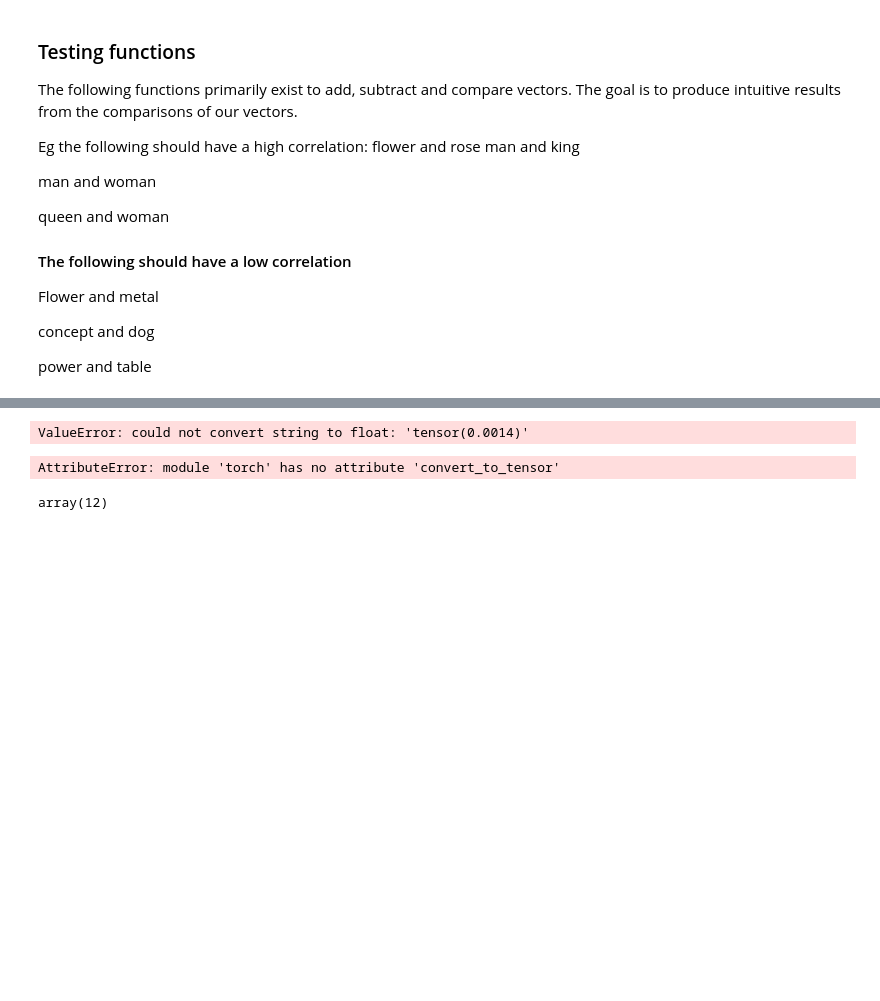
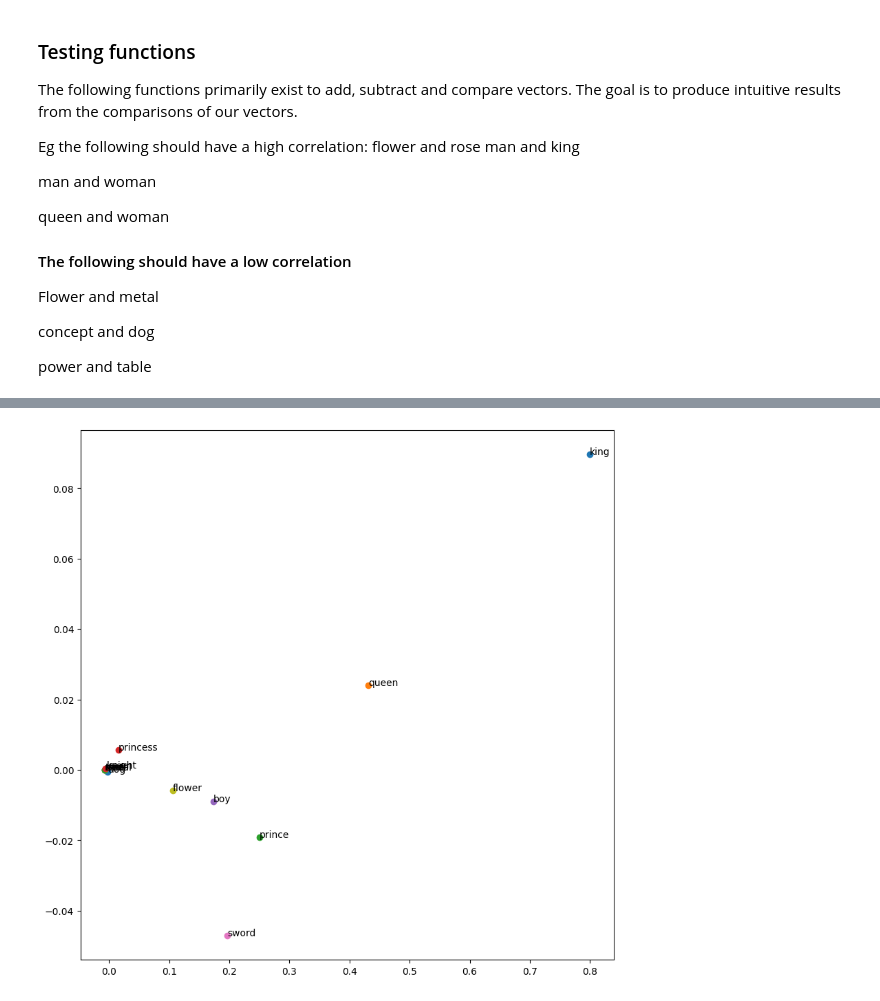
Before and after one commit to BenSturgeon/word_2_vec, a Jupyter notebook: model_develop.ipynb, the cells around one changed output, grey strips where cells are left out. Saved outputs shown, nothing was run; the diff lists cells and outputs as text; code cells hidden in the pictures; blank space fills up the shorter version.

Commit message:
Added more documentation. Improved displaying and testing code.

```diff
--- a/model_develop.ipynb
+++ b/model_develop.ipynb
@@ -93,10 +76,10 @@ def create_dataset(window_size, data):
             dataset.append((unique_dict[val],unique_dict[target]))
     return dataset
 
-window_size = 8
+window_size = 5
 dataset = create_dataset(window_size , data)
 
-batch_size = 100
+batch_size = 10
 train_loader = torch.utils.data.DataLoader(dataset=dataset,
                                            batch_size=batch_size,
                                            shuffle=True)
@@ -112,7 +95,7 @@ class SkipGramModel(nn.Module):
 
     def init_emb(self):
         init_mean = 0
-        init_std = 0.01
+        init_std = 0.3
         self.u_embeddings.weight.data.normal_(init_mean, init_std)
         self.v_embeddings.weight.data.normal_(init_mean, init_std)
 
@@ -328,0 +331,3 @@ fortnight
+# %%
+for word in words:
+    print(get_emb(word))
@@ -333,0 +347,7 @@ model.save_embedding(reversed_unique_dict, "embeddings.emb")
+# %%
+
+from sklearn.decomposition import PCA
+
+embeddings = model.get_dict_embeddings()
+pca = PCA(n_components=2)
+reduced_embeddings= pca.fit_transform(embeddings)
@@ -334,22 +363,12 @@ model.save_embedding(reversed_unique_dict, "embeddings.emb")
 # %%
-# display embeddings visually using matplotlib. Each word is represented by a point in 2D space.
-# The x and y coordinates of the point are the first and second dimensions of the word's embedding.
-# The words are labeled by their actual word.
-import matplotlib as plt
+import matplotlib.pyplot as plt
+plt.figure(figsize=(10, 10))
 
-def display_embeddings(embeddings, word2id, filename):
-    plt.figure(figsize=(20, 20))
-    for i, label in enumerate(word2id):
-        x, y = embeddings[i, :]
-        plt.scatter(x, y)
-        plt.annotate(label, xy=(x, y), xytext=(5, 2), textcoords='offset points', ha='right', va='bottom')
-    plt.savefig(filename)
+for word in words:
+  coord = reduced_embeddings[unique_dict[word]]
+  plt.scatter(coord[0], coord[1])
+  plt.annotate(word, (coord[0], coord[1]))
+
+plt.savefig('embeddings.png')
+# %% [output]
+[figure, added]
-# %%
-embeddings, word2id = model.import_embeddings("embeddings.emb")
-display_embeddings(embeddings, word2id, "embeddings.png")
-# %% [output]
-ValueError: could not convert string to float: 'tensor(0.0014)'
-# %%
-torch.convert_to_tensor('tensor(0.0014)', dtype=torch.float64)
-# %% [output]
-AttributeError: module 'torch' has no attribute 'convert_to_tensor'
@@ -358,4 +374,0 @@ apple = torch.tensor(12)
-# %%
-apple.numpy()
-# %% [output]
-array(12)
```
Also changed, not shown: parts of 16 cells of this notebook, 3 other files.
